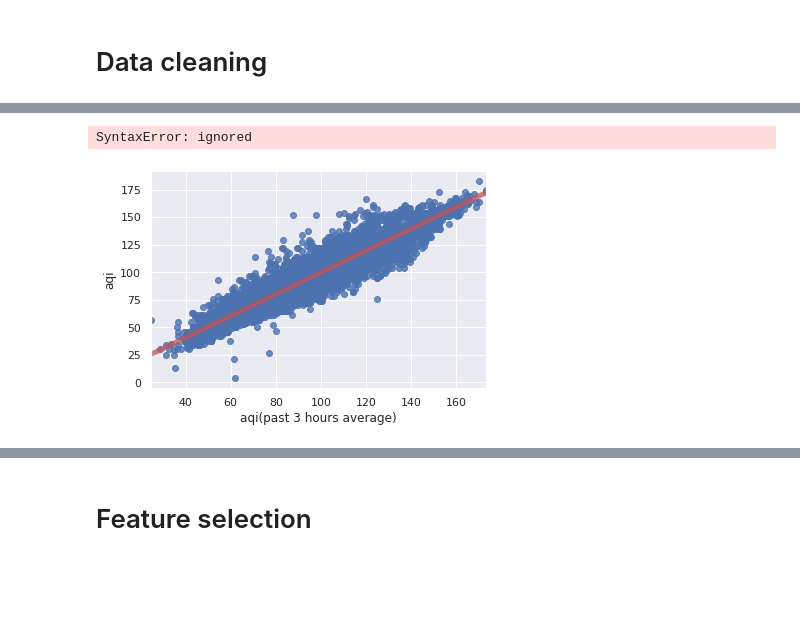
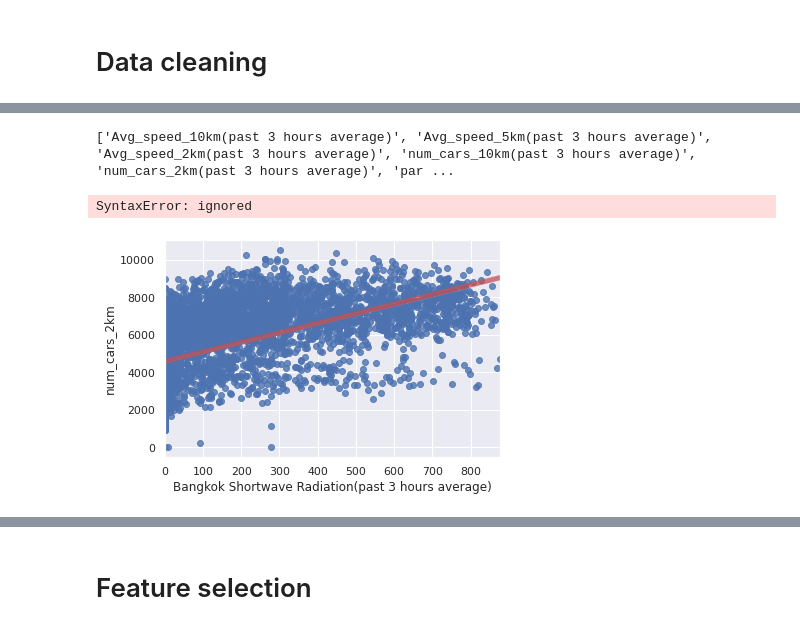
Before and after one commit to JoshWuuu/Time-Series-Forcasting-AQI-Using-Machine-Learning, a Jupyter notebook: air_pollution_Josh.ipynb, the cells around one changed output, grey strips where cells are left out. Saved outputs shown, nothing was run; the diff lists cells and outputs as text; code cells hidden in the pictures; blank space fills up the shorter version.

```diff
--- a/air_pollution_Josh.ipynb
+++ b/air_pollution_Josh.ipynb
@@ -393,7 +454,7 @@ data.to_csv(out_path, index = False)
 # %% [markdown]
 # Data cleaning
 # %%
-file_path_merge_May_Sep_5km =  '/content/drive/My Drive/air_polution/merge_May_Dec_all_historic_aqiTime.csv'
+file_path_merge_May_Sep_5km =  '/content/drive/My Drive/air_polution/merge_May_Dec_all_historic_aqiTime_deleteCopied.csv'
 data = pd.read_csv(file_path_merge_May_Sep_5km)
 # %%
 data
@@ -447,3 +500,11 @@ print(features_selected)
+# %%
+importantFeature_model = [61, 53, 45, 65, 49, 251, 57, 97, 105, 250, 253, 106, 7, 249]
+features_selected = []
+for i in importantFeature_model:
+  features_selected.append(X.columns[i])
+print(features_selected)
+# %% [output]
+['Avg_speed_10km(past 3 hours average)', 'Avg_speed_5km(past 3 hours average)', 'Avg_speed_2km(past 3 hours average)', 'num_cars_10km(past 3 hours average)', 'num_cars_2km(past 3 hours average)', 'par ...
 # %%
 # fig, axs = plt.subplots(5, 8, squeeze=False)
 # for i in range(len(X.columns)):
@@ -463,6 +524,6 @@ Y = np.log(Y)
 # %%
-ax = sns.regplot(x=X.loc[:,'aqi(past 3 hours average)'], y=data.loc[:, 'aqi'], line_kws={"color":"r","alpha":0.7,"lw":5})
+ax = sns.regplot(x=data.loc[:,'Bangkok Shortwave Radiation(past 3 hours average)'], y=data.loc[:, 'num_cars_2km'], line_kws={"color":"r","alpha":0.7,"lw":5})
 # %% [output]
-[figure, old version]
+[figure, new version]
 # %%
 ax = sns.regplot(x=X.loc[:,'aqi(past 8 hours average)'], y=data.loc[:, 'aqi'], line_kws={"color":"r","alpha":0.7,"lw":5})
```
Also changed, not shown: parts of 76 cells of this notebook.
